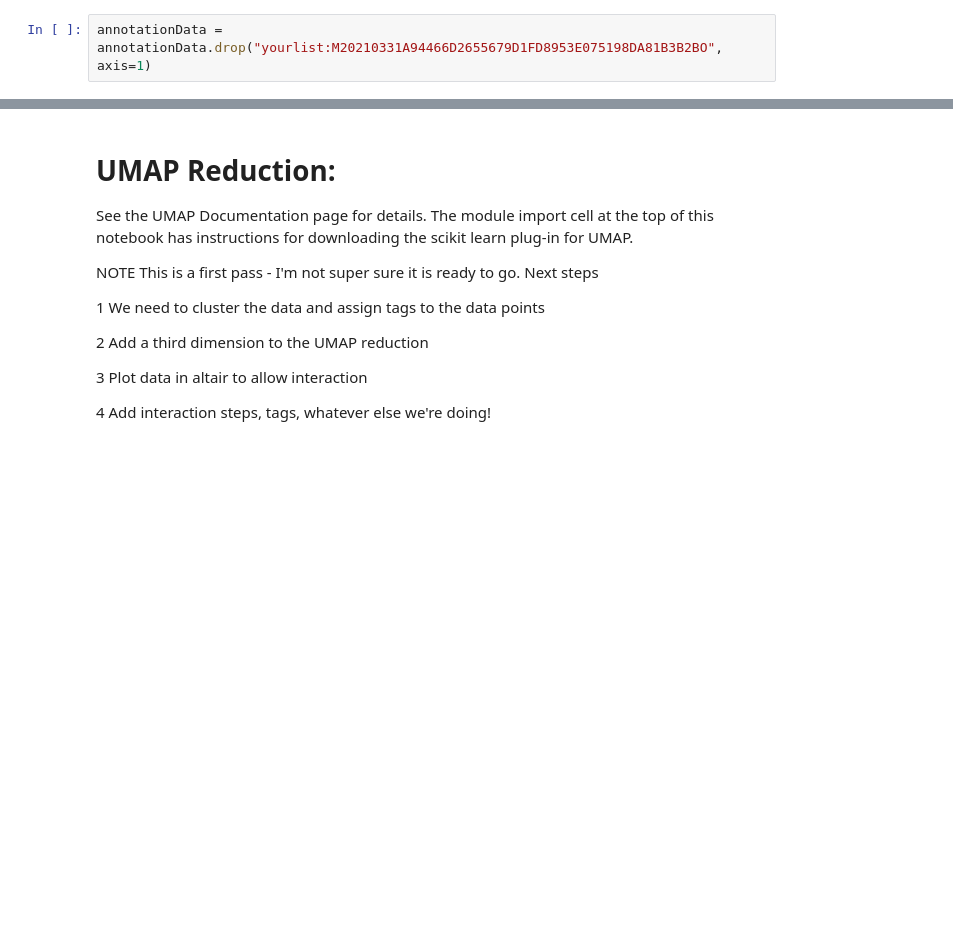
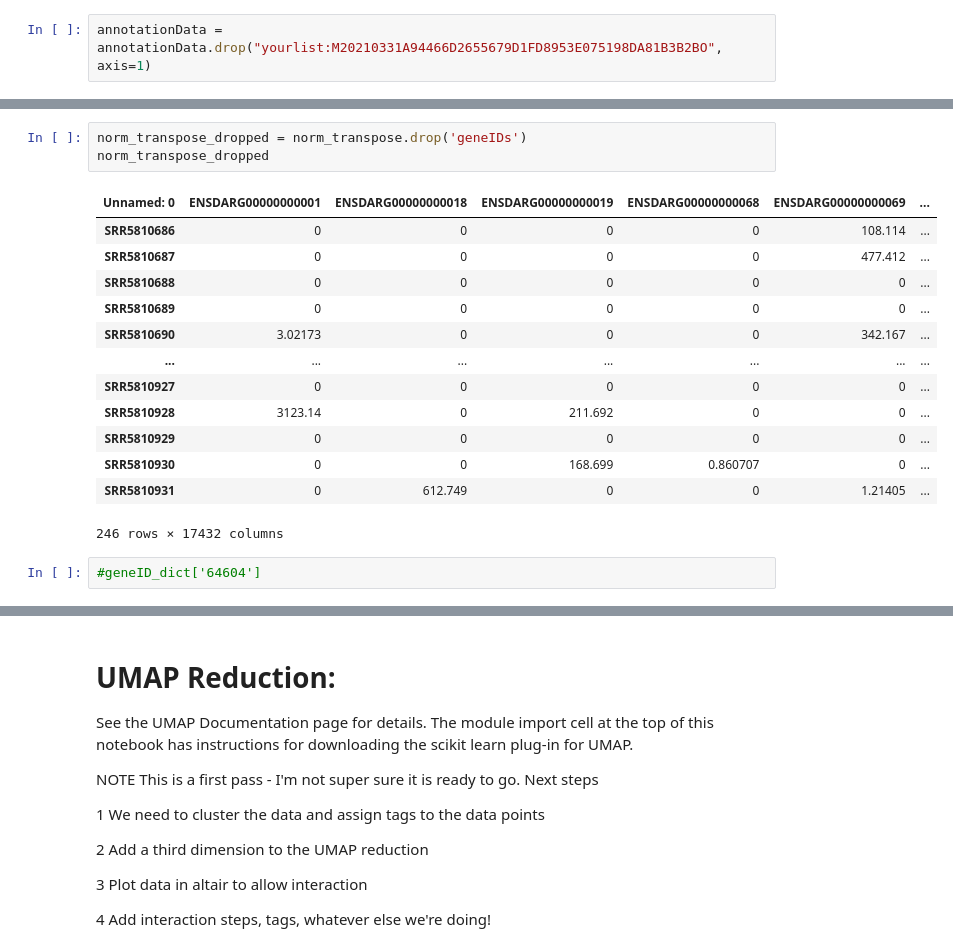
Before and after one commit to noah-pearson/scRNA-seq_Project, a Jupyter notebook: GroupProject.ipynb, the cells around one changed output, grey strips where cells are left out. Saved outputs shown, nothing was run; the diff lists cells and outputs as text; blank space fills up the shorter version.

```diff
--- a/GroupProject.ipynb
+++ b/GroupProject.ipynb
@@ -197,0 +103,19 @@ annotationData.head()
+# %%
+norm_transpose_dropped = norm_transpose.drop('geneIDs')
+norm_transpose_dropped
+# %% [output]
+| Unnamed: 0 | ENSDARG00000000001 | ENSDARG00000000018 | ENSDARG00000000019 | ENSDARG00000000068 | ENSDARG00000000069 | ... |
+| SRR5810686 | 0 | 0 | 0 | 0 | 108.114 | ... |
+| SRR5810687 | 0 | 0 | 0 | 0 | 477.412 | ... |
+| SRR5810688 | 0 | 0 | 0 | 0 | 0 | ... |
+| SRR5810689 | 0 | 0 | 0 | 0 | 0 | ... |
+| SRR5810690 | 3.02173 | 0 | 0 | 0 | 342.167 | ... |
+| ... | ... | ... | ... | ... | ... | ... |
+| SRR5810927 | 0 | 0 | 0 | 0 | 0 | ... |
+| SRR5810928 | 3123.14 | 0 | 211.692 | 0 | 0 | ... |
+| SRR5810929 | 0 | 0 | 0 | 0 | 0 | ... |
+| SRR5810930 | 0 | 0 | 168.699 | 0.860707 | 0 | ... |
+| SRR5810931 | 0 | 612.749 | 0 | 0 | 1.21405 | ... |
+246 rows × 17432 columns
+# %%
+#geneID_dict['64604']
```
Also changed, not shown: parts of 56 cells of this notebook, 1 other file.
